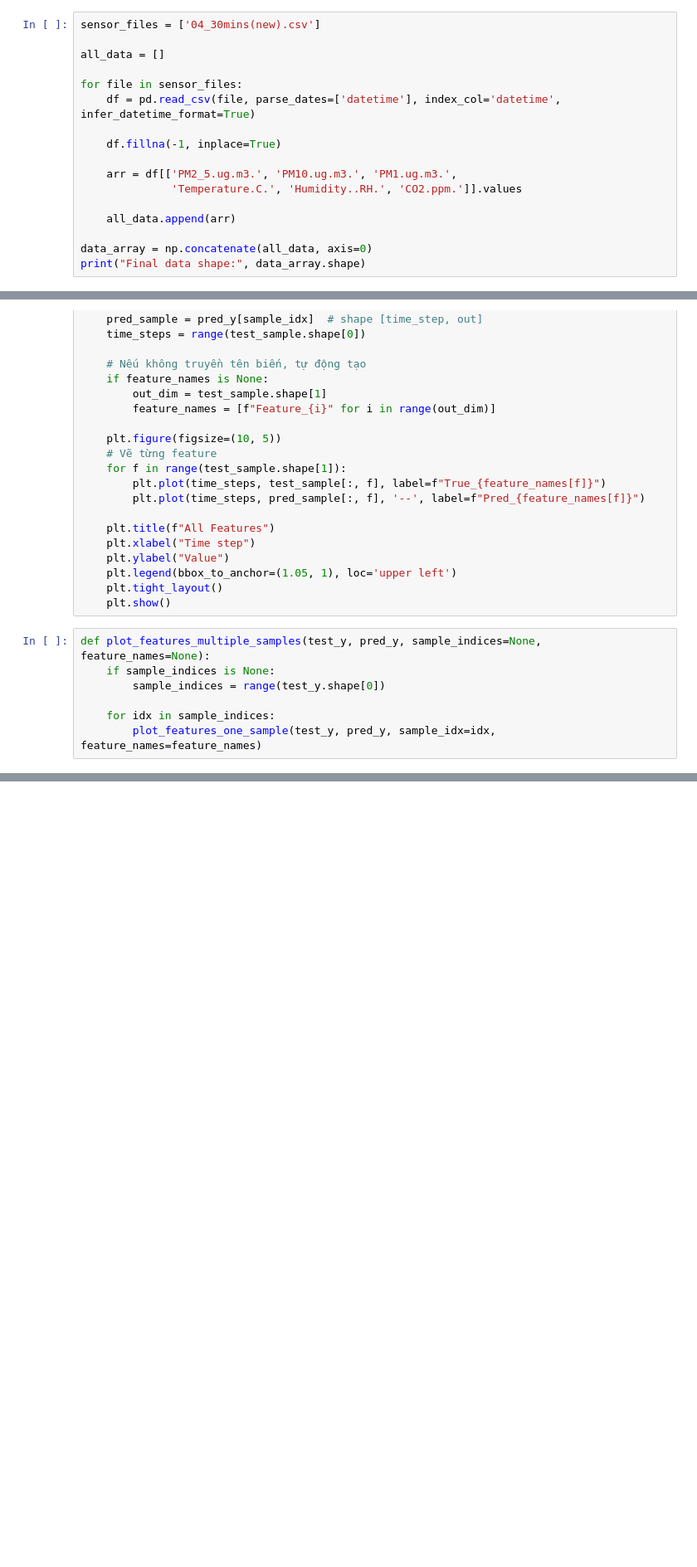
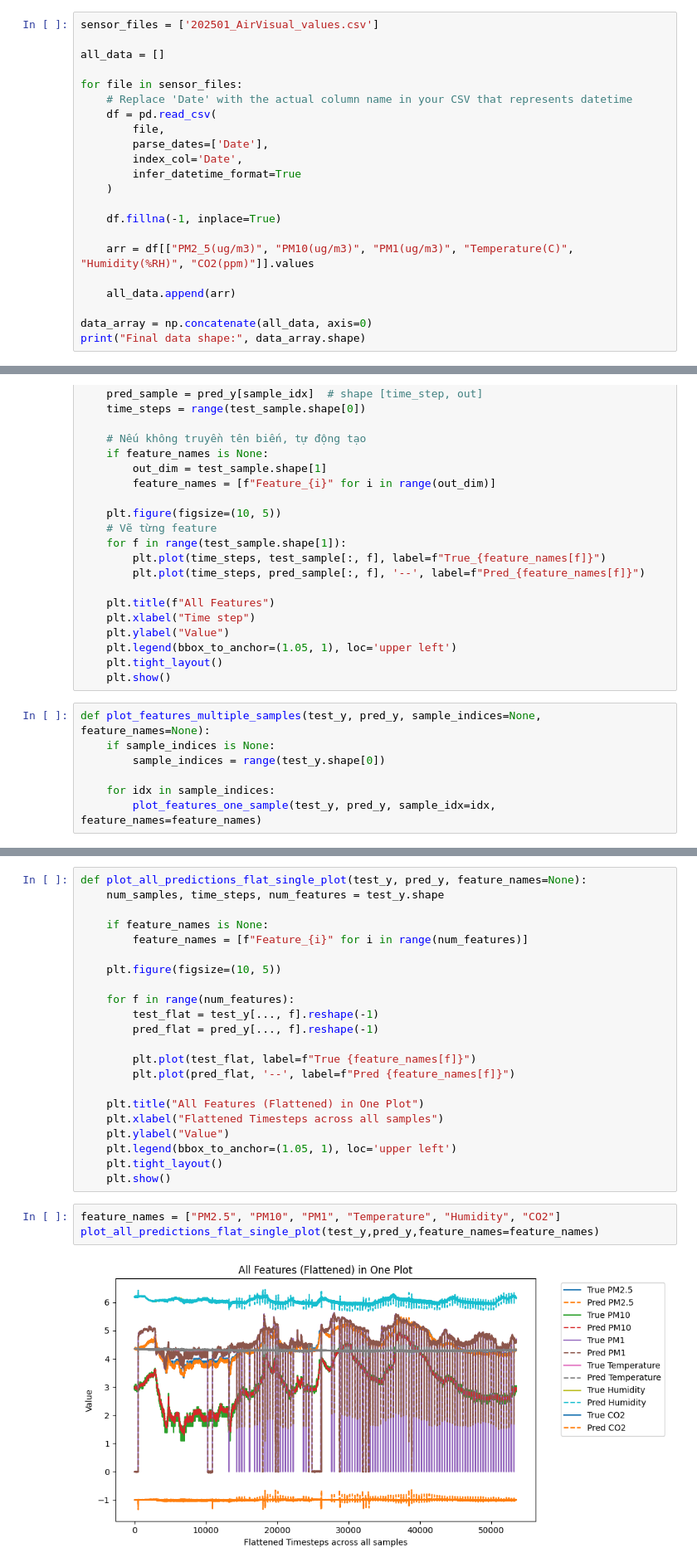
Before and after one commit to Mancupfire/VinIndoorCare, a Jupyter notebook: multi_variable.ipynb, the cells around one changed output, grey strips where cells are left out. Shown: that part at 83% size. Drawn from its saved outputs; the diff is of its cells as text; blank space fills up the shorter version.

```diff
--- a/multi_variable.ipynb
+++ b/multi_variable.ipynb
@@ -10,17 +10,22 @@ from sklearn.metrics import mean_absolute_error
 from scipy.interpolate import UnivariateSpline
 import keras
 # %%
-sensor_files = ['04_30mins(new).csv']
+sensor_files = ['202501_AirVisual_values.csv']
 
 all_data = []
 
 for file in sensor_files:
-    df = pd.read_csv(file, parse_dates=['datetime'], index_col='datetime', infer_datetime_format=True)
+    # Replace 'Date' with the actual column name in your CSV that represents datetime
+    df = pd.read_csv(
+        file,
+        parse_dates=['Date'],
+        index_col='Date',
+        infer_datetime_format=True
+    )
 
     df.fillna(-1, inplace=True)
 
-    arr = df[['PM2_5.ug.m3.', 'PM10.ug.m3.', 'PM1.ug.m3.',
-              'Temperature.C.', 'Humidity..RH.', 'CO2.ppm.']].values
+    arr = df[["PM2_5(ug/m3)", "PM10(ug/m3)", "PM1(ug/m3)", "Temperature(C)", "Humidity(%RH)", "CO2(ppm)"]].values
 
     all_data.append(arr)
 
@@ -246,0 +308,27 @@ plot_features_multiple_samples(test_y, pred_y, sample_indices=range(1), feature_
+# %%
+def plot_all_predictions_flat_single_plot(test_y, pred_y, feature_names=None):
+    num_samples, time_steps, num_features = test_y.shape
+
+    if feature_names is None:
+        feature_names = [f"Feature_{i}" for i in range(num_features)]
+
+    plt.figure(figsize=(10, 5))
+
+    for f in range(num_features):
+        test_flat = test_y[..., f].reshape(-1)
+        pred_flat = pred_y[..., f].reshape(-1)
+
+        plt.plot(test_flat, label=f"True {feature_names[f]}")
+        plt.plot(pred_flat, '--', label=f"Pred {feature_names[f]}")
+
+    plt.title("All Features (Flattened) in One Plot")
+    plt.xlabel("Flattened Timesteps across all samples")
+    plt.ylabel("Value")
+    plt.legend(bbox_to_anchor=(1.05, 1), loc='upper left')
+    plt.tight_layout()
+    plt.show()
+# %%
+feature_names = ["PM2.5", "PM10", "PM1", "Temperature", "Humidity", "CO2"]
+plot_all_predictions_flat_single_plot(test_y,pred_y,feature_names=feature_names)
+# %% [output]
+[figure, added]
```
Also changed, not shown: parts of 9 cells of this notebook.
